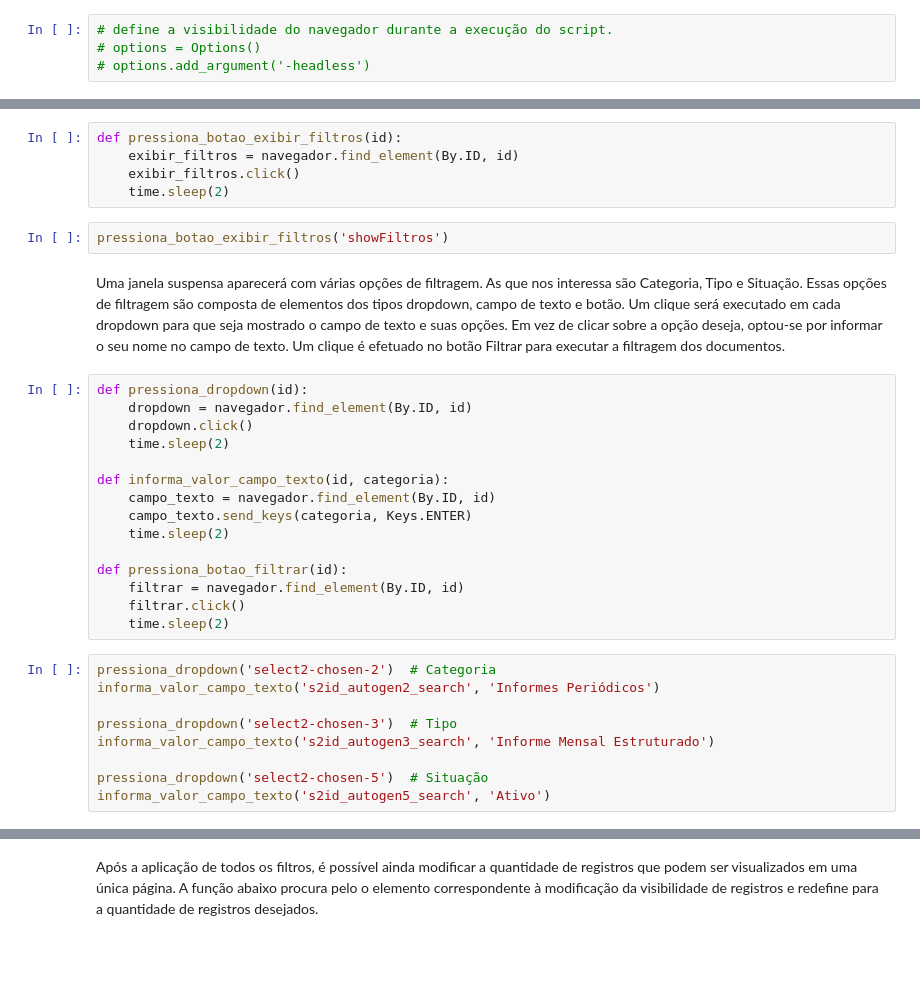
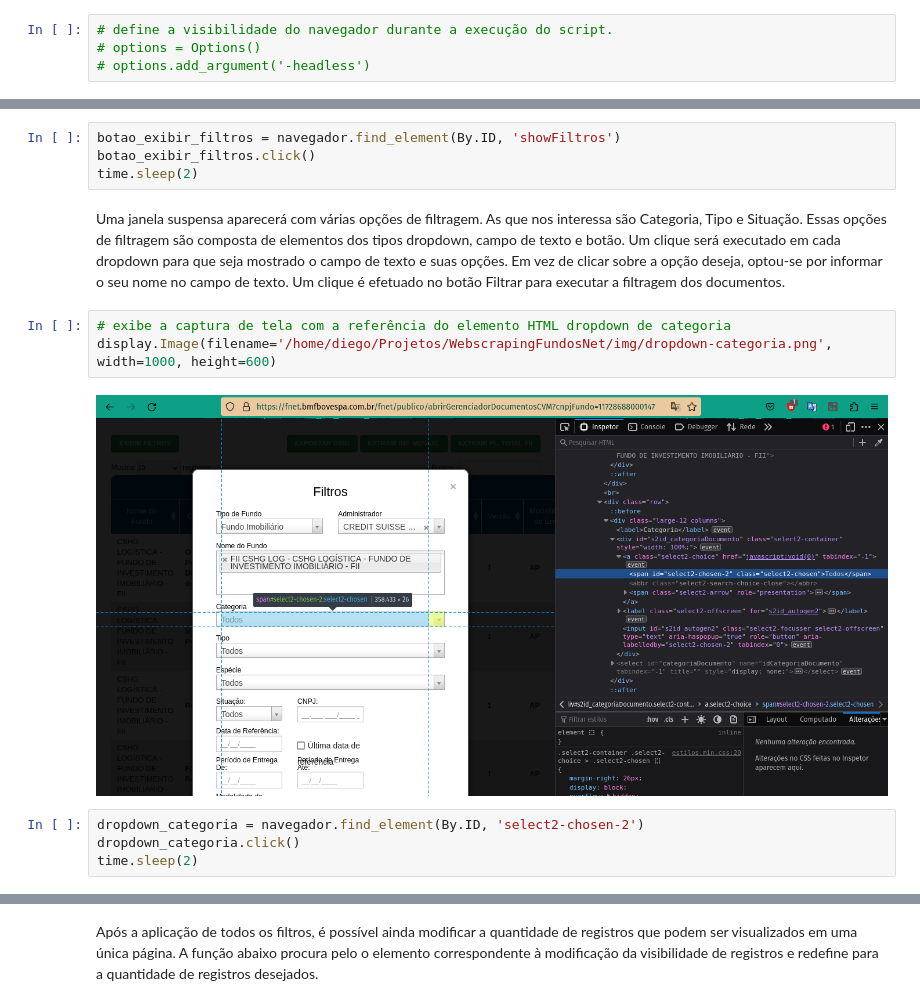
Before and after one commit to diego4raujos/WebscrapingFundosNet, a Jupyter notebook: scraping.ipynb, the cells around one changed output, grey strips where cells are left out. Saved outputs shown, nothing was run; the diff lists cells and outputs as text; blank space fills up the shorter version.

```diff
--- a/scraping.ipynb
+++ b/scraping.ipynb
@@ -38,33 +37,15 @@ Na página web acessada há a possibilidade de filtrar os documentos desejados c
 # %%
-def pressiona_botao_exibir_filtros(id):
-    exibir_filtros = navegador.find_element(By.ID, id)
-    exibir_filtros.click()
-    time.sleep(2)
+botao_exibir_filtros = navegador.find_element(By.ID, 'showFiltros')
+botao_exibir_filtros.click()
+time.sleep(2)
-# %%
-pressiona_botao_exibir_filtros('showFiltros')
 # %% [markdown]
 Uma janela suspensa aparecerá com várias opções de filtragem. As que nos interessa são Categoria, Tipo e Situação. Essas opções de filtragem são composta de elementos dos tipos dropdown, campo de texto e botão. Um clique será executado em cada dropdown para que seja mostrado o campo de texto e suas opções. Em vez de clicar sobre a opção deseja, optou-se por informar o seu nome no campo de texto. Um clique é efetuado no botão Filtrar para executar a filtragem dos documentos.
-# %%
-def pressiona_dropdown(id):
-    dropdown = navegador.find_element(By.ID, id)
-    dropdown.click()
-    time.sleep(2)
-
-def informa_valor_campo_texto(id, categoria):
-    campo_texto = navegador.find_element(By.ID, id)
-    campo_texto.send_keys(categoria, Keys.ENTER)
-    time.sleep(2)
-
-def pressiona_botao_filtrar(id):
-    filtrar = navegador.find_element(By.ID, id)
-    filtrar.click()
-    time.sleep(2)
-# %%
-pressiona_dropdown('select2-chosen-2')  # Categoria
-informa_valor_campo_texto('s2id_autogen2_search', 'Informes Periódicos')
-
-pressiona_dropdown('select2-chosen-3')  # Tipo
-informa_valor_campo_texto('s2id_autogen3_search', 'Informe Mensal Estruturado')
-
-pressiona_dropdown('select2-chosen-5')  # Situação
-informa_valor_campo_texto('s2id_autogen5_search', 'Ativo')
+# %%
+# exibe a captura de tela com a referência do elemento HTML dropdown de categoria
+display.Image(filename='/home/diego/Projetos/WebscrapingFundosNet/img/dropdown-categoria.png', width=1000, height=600)
+# %% [output]
+[figure, added]
+# %%
+dropdown_categoria = navegador.find_element(By.ID, 'select2-chosen-2')
+dropdown_categoria.click()
+time.sleep(2)
```
Also changed, not shown: parts of 44 cells of this notebook.
